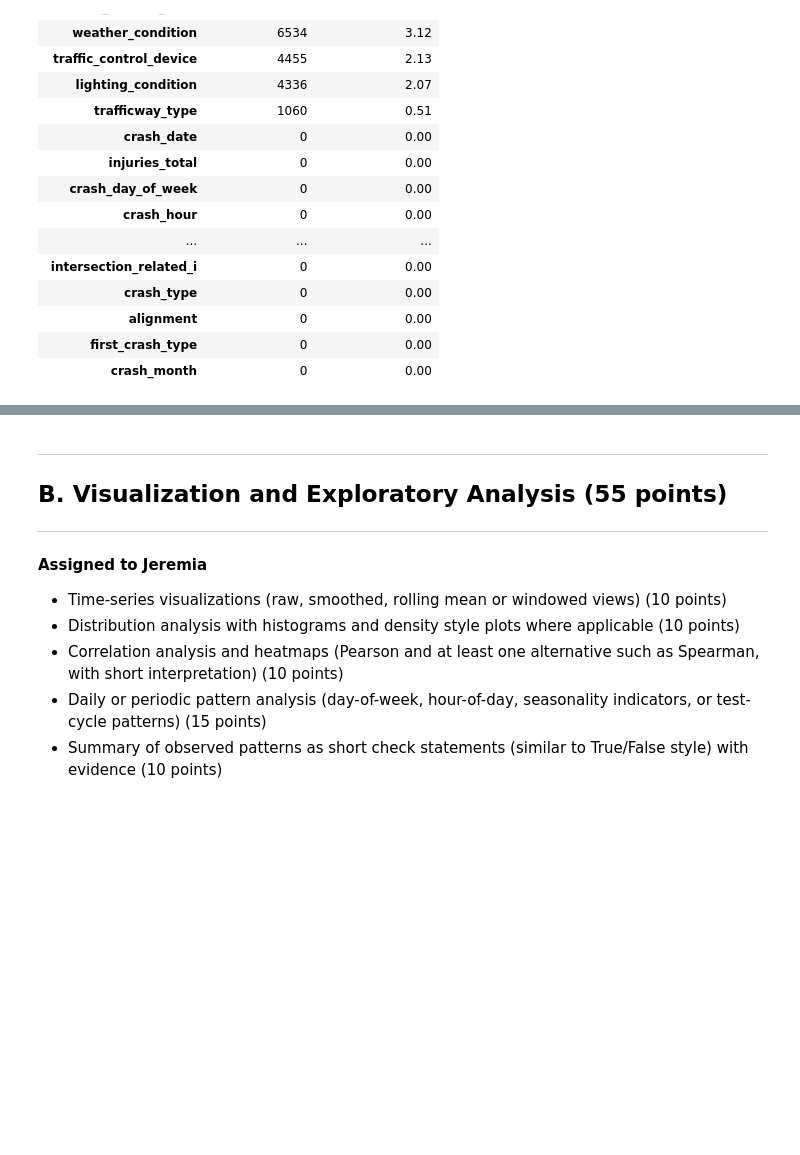
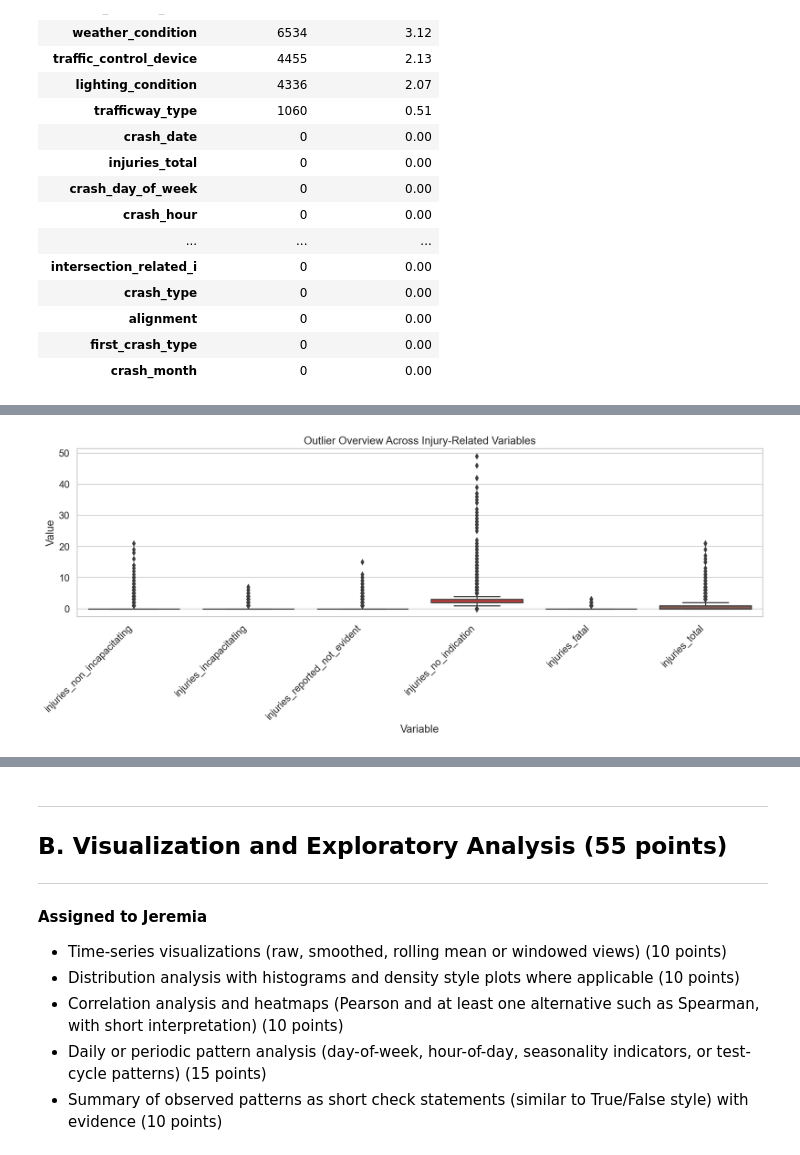
Before and after one commit to Lorenz-Buchinger/STM25_Data_Analysis_Circuit_Synergy, a Jupyter notebook: Final_Assignment.ipynb, the cells around one changed output, grey strips where cells are left out. Saved outputs shown, nothing was run; the diff lists cells and outputs as text; code cells hidden in the pictures; blank space fills up the shorter version.

```diff
--- a/Final_Assignment.ipynb
+++ b/Final_Assignment.ipynb
@@ -139,0 +284,30 @@ missing_summary
+# %%
+col_names = [
+    "injuries_non_incapacitating",
+    "injuries_incapacitating",
+    "injuries_reported_not_evident",
+    "injuries_no_indication",
+    "injuries_fatal",
+    "injuries_total"
+]
+
+selected_cols = df_csv_data[col_names]
+
+df_melted = selected_cols.melt(
+    var_name="Variable",
+    value_name="Value"
+)
+
+plt.figure(figsize=(14,6))
+sns.boxplot(
+    data=df_melted,
+    x="Variable",
+    y="Value",
+    showfliers=True
+)
+plt.xticks(rotation=45, ha="right")
+plt.title("Outlier Overview Across Injury-Related Variables")
+plt.tight_layout()
+plt.show()
+# %% [output]
+[figure, added]
```
Also changed, not shown: parts of 26 cells of this notebook, 1 other file.
